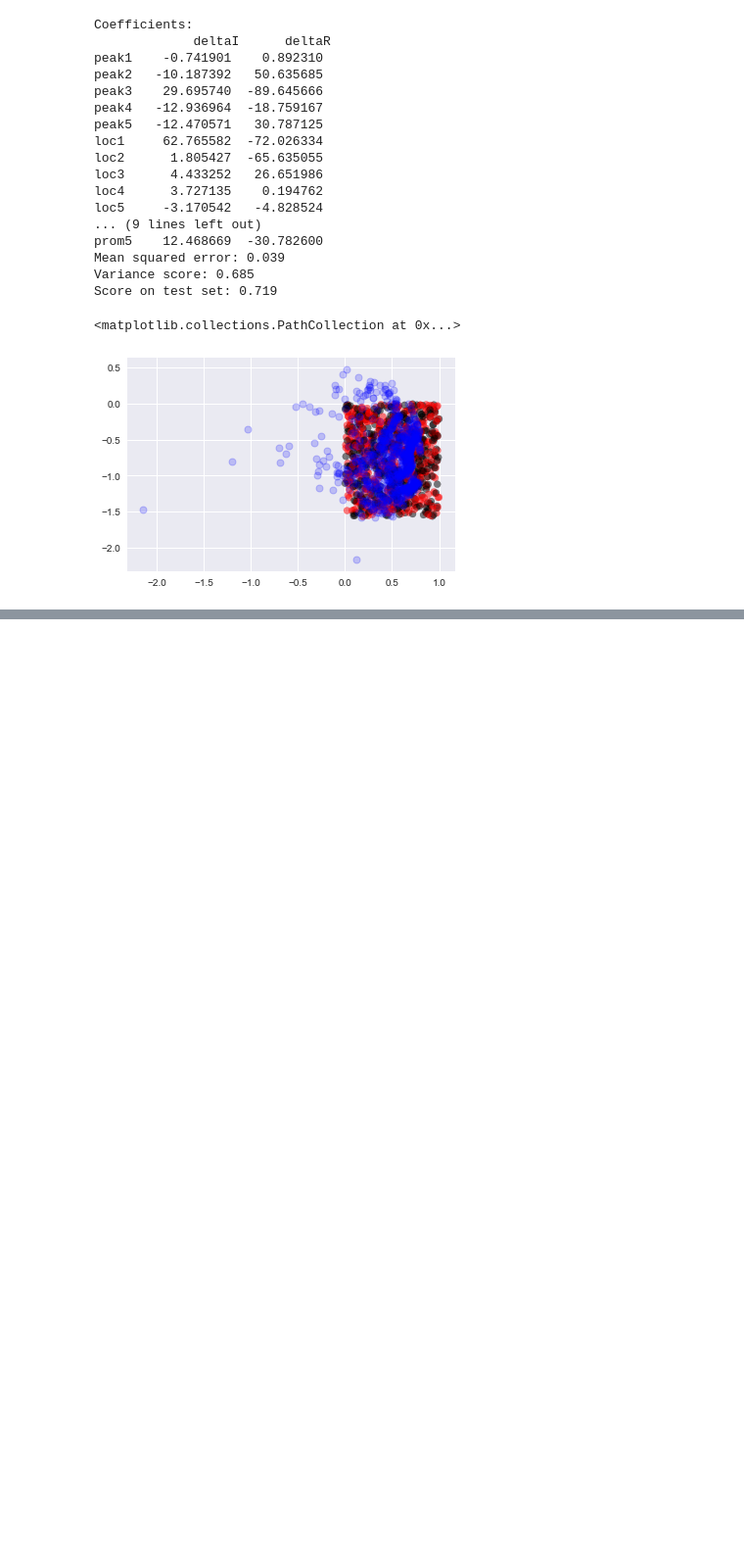
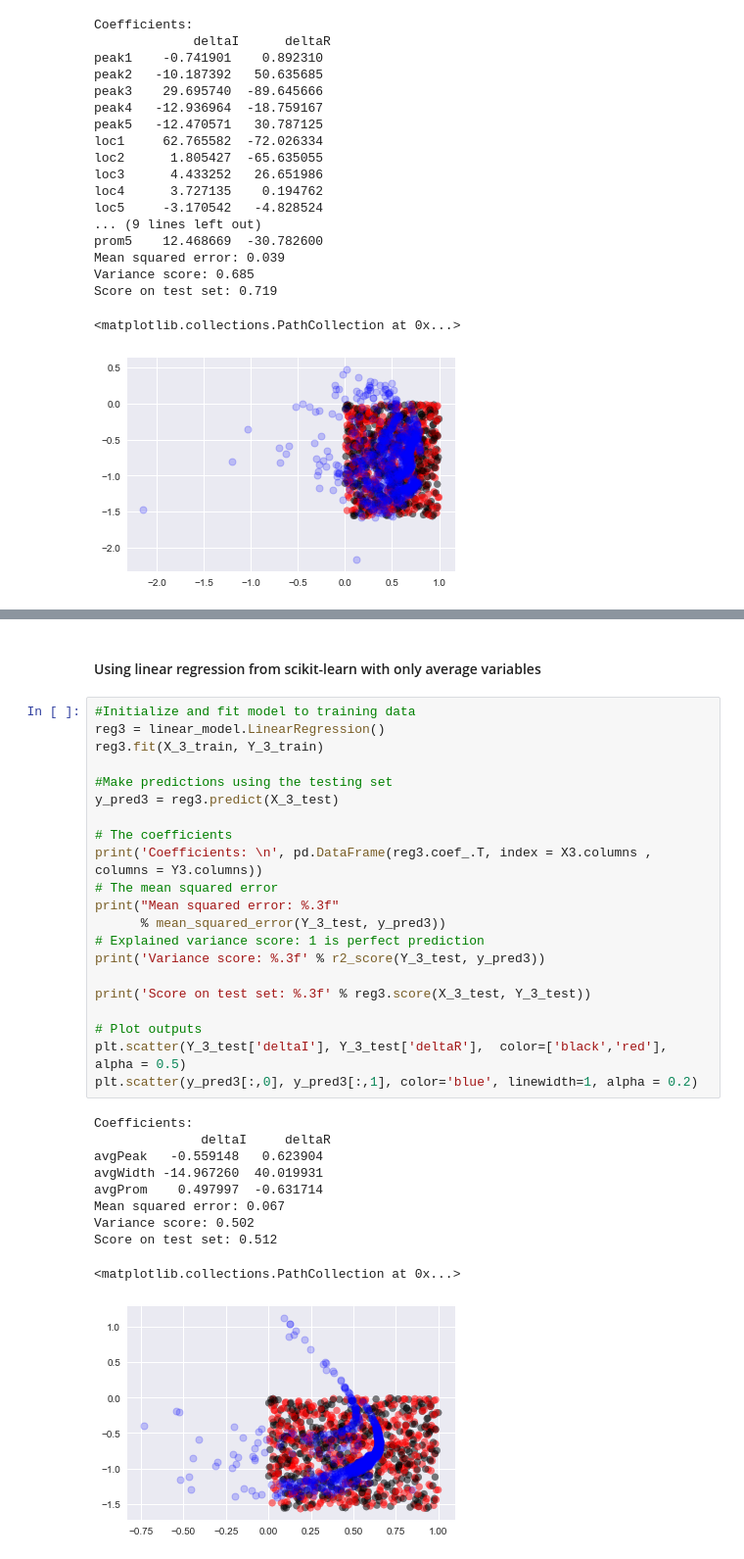
Before and after one commit to Lcollins91/DS_ResearchProject_ND, a Jupyter notebook: Master_CO_Circle_Spec_Model.ipynb, the cells around one changed output, grey strips where cells are left out. Shown at 98% size. Saved outputs shown, nothing was run; the diff lists cells and outputs as text; blank space fills up the shorter version.

Commit message:
Added more LR models

```diff
--- a/Master_CO_Circle_Spec_Model.ipynb
+++ b/Master_CO_Circle_Spec_Model.ipynb
@@ -158,0 +162,34 @@ print(reg2.score(X_2_test, Y_3_test))
+# %% [markdown]
+#### Using linear regression from scikit-learn with only average variables
+# %%
+#Initialize and fit model to training data
+reg3 = linear_model.LinearRegression()
+reg3.fit(X_3_train, Y_3_train)
+
+#Make predictions using the testing set
+y_pred3 = reg3.predict(X_3_test)
+
+# The coefficients
+print('Coefficients: \n', pd.DataFrame(reg3.coef_.T, index = X3.columns , columns = Y3.columns))
+# The mean squared error
+print("Mean squared error: %.3f"
+      % mean_squared_error(Y_3_test, y_pred3))
+# Explained variance score: 1 is perfect prediction
+print('Variance score: %.3f' % r2_score(Y_3_test, y_pred3))
+
+print('Score on test set: %.3f' % reg3.score(X_3_test, Y_3_test))
+
+# Plot outputs
+plt.scatter(Y_3_test['deltaI'], Y_3_test['deltaR'],  color=['black','red'], alpha = 0.5)
+plt.scatter(y_pred3[:,0], y_pred3[:,1], color='blue', linewidth=1, alpha = 0.2)
+# %% [output]
+Coefficients:
+              deltaI     deltaR
+avgPeak   -0.559148   0.623904
+avgWidth -14.967260  40.019931
+avgProm    0.497997  -0.631714
+Mean squared error: 0.067
+Variance score: 0.502
+Score on test set: 0.512
+<matplotlib.collections.PathCollection at 0x...>
+[figure, added]
```
Also changed, not shown: parts of 14 cells of this notebook.
